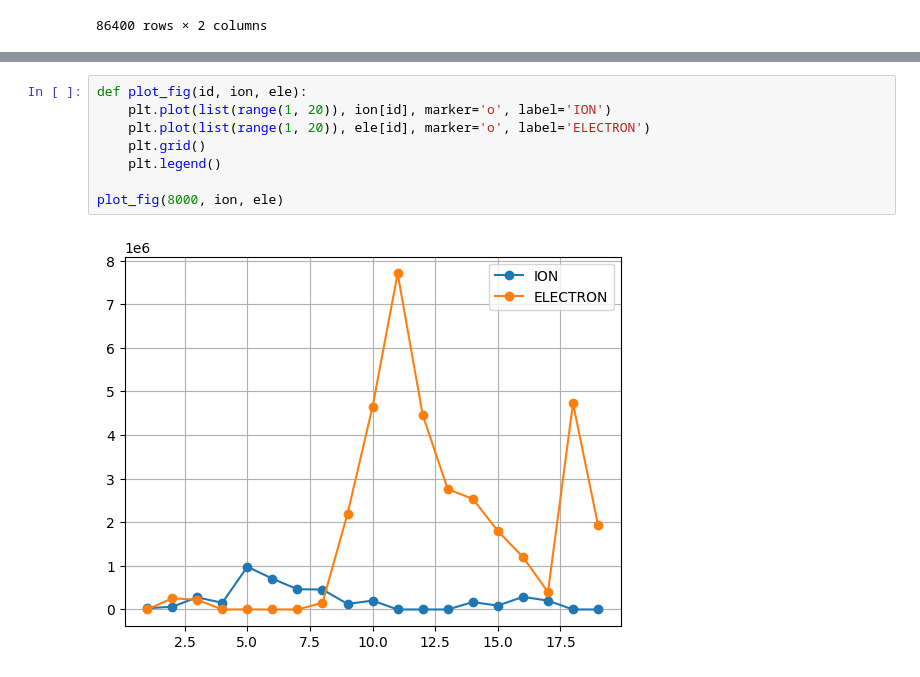
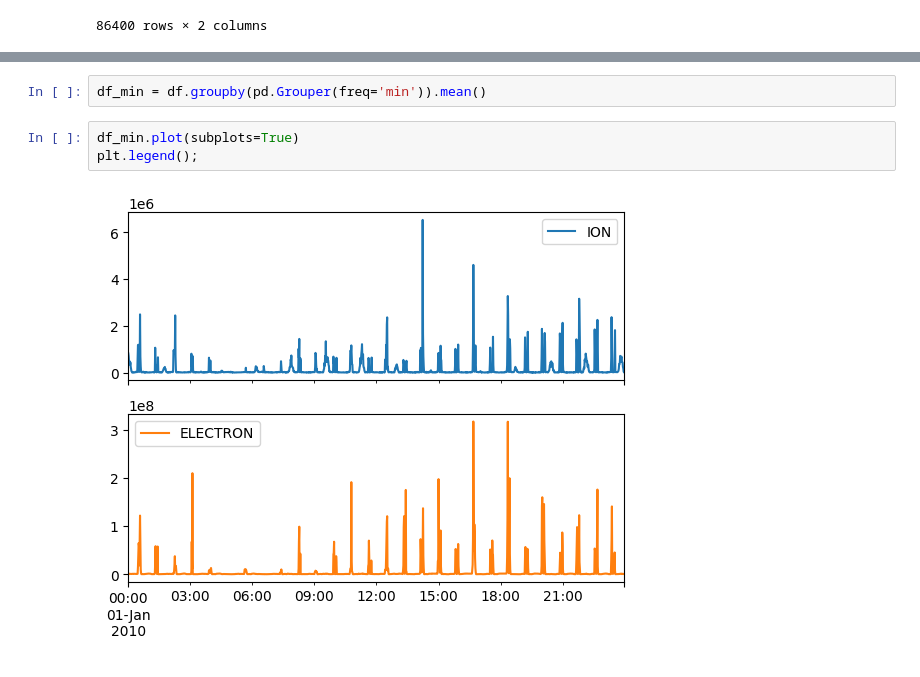
Before and after one commit to umeyuu/Prediction-of-Satellite-Potential-Using-Solar-Wind-Data, a Jupyter notebook: satelite_data.ipynb, the cells around one changed output, grey strips where cells are left out. Cells and saved outputs as stored; diff of their text form.

```diff
--- a/satelite_data.ipynb
+++ b/satelite_data.ipynb
@@ -77,10 +87,7 @@ sns.heatmap(df_ele, linewidths = 1,cmap = "jet", mask = df_ele_mask);
-# %%
-def plot_fig(id, ion, ele):
-    plt.plot(list(range(1, 20)), ion[id], marker='o', label='ION')
-    plt.plot(list(range(1, 20)), ele[id], marker='o', label='ELECTRON')
-    plt.grid()
-    plt.legend()
-
-plot_fig(8000, ion, ele)
-# %% [output]
-[figure, removed]
+# %%
+df_min = df.groupby(pd.Grouper(freq='min')).mean()
+# %%
+df_min.plot(subplots=True)
+plt.legend();
+# %% [output]
+[figure, added]
```
Also changed, not shown: parts of 5 cells of this notebook, 3 other files.
